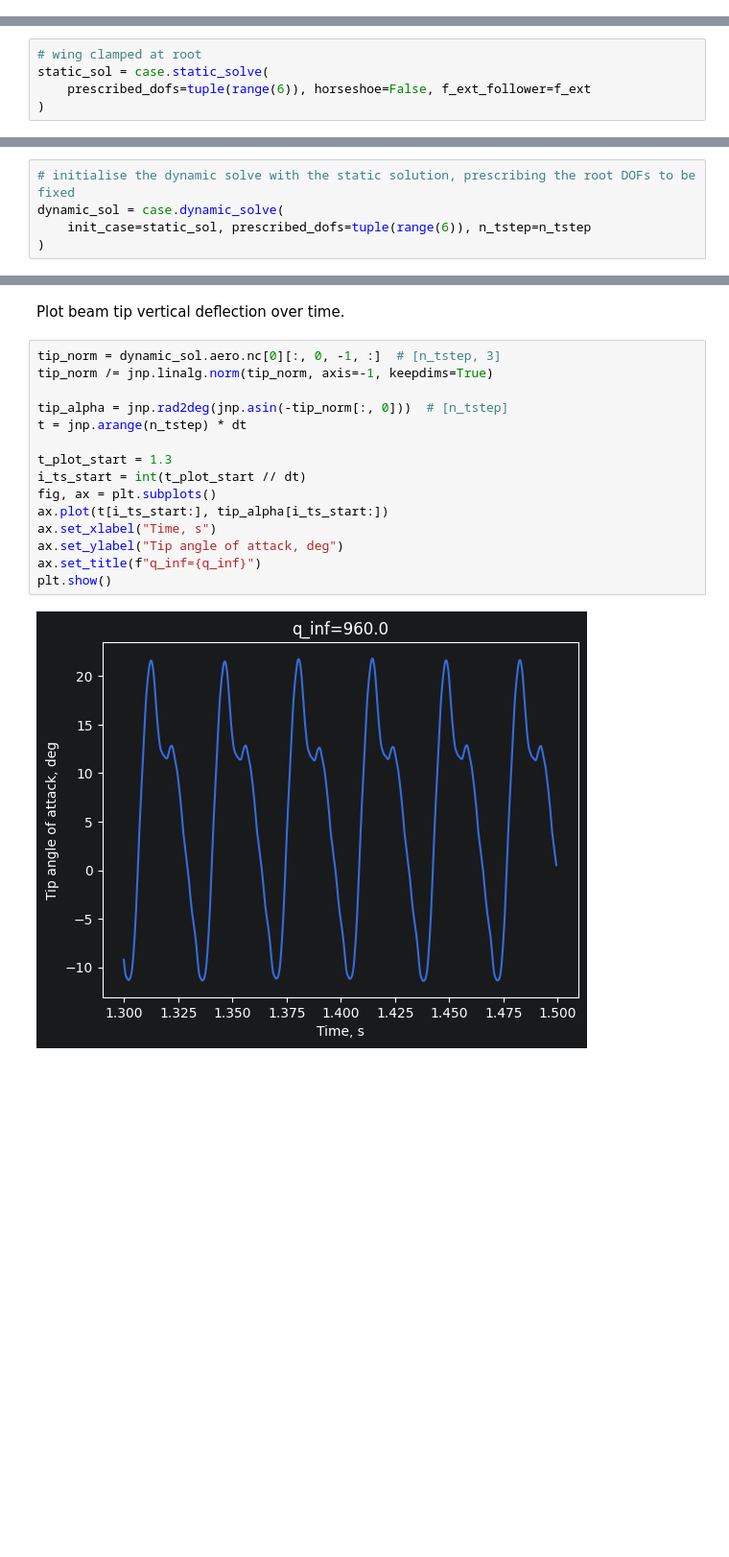
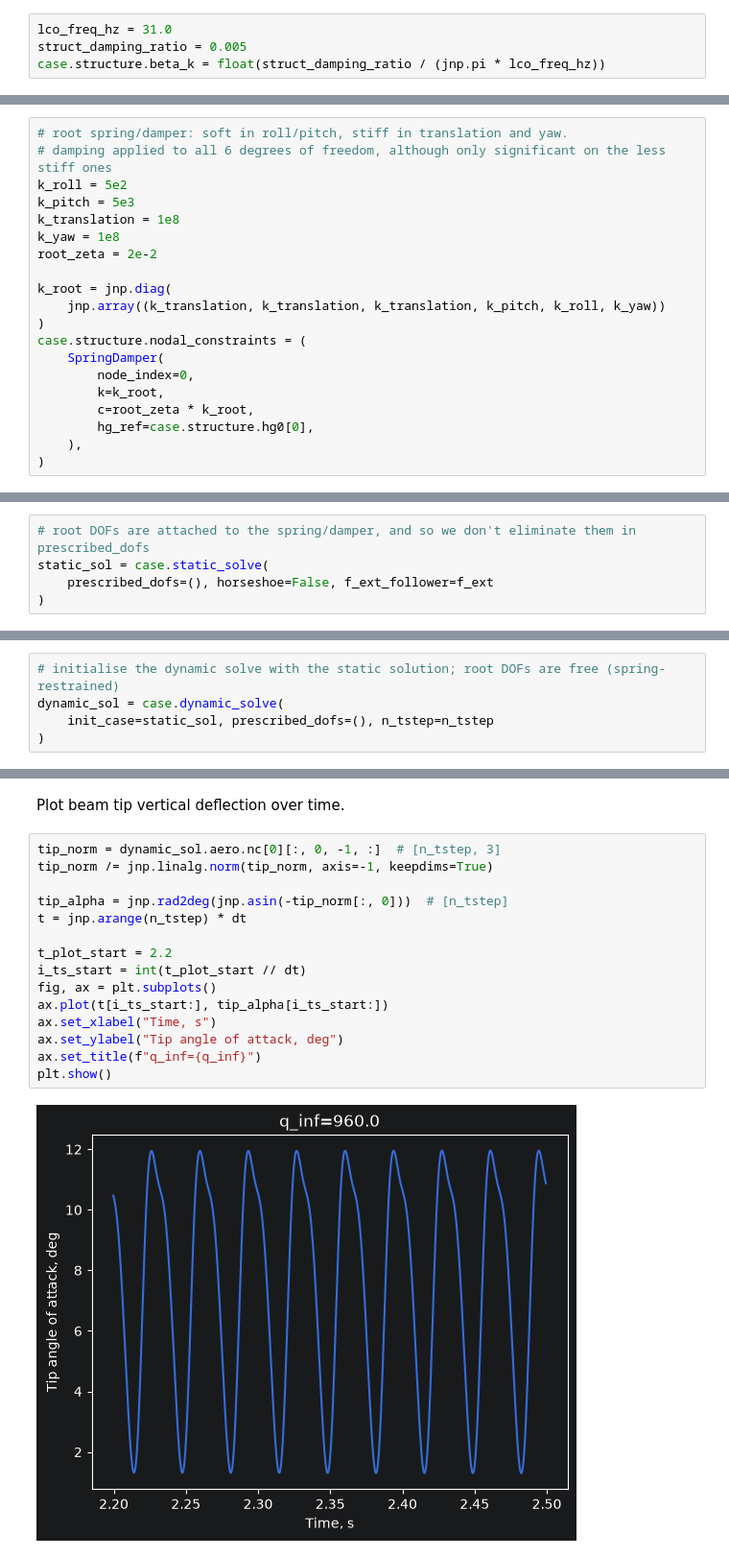
Before and after one commit to ben-l-p/AEGrad, a Jupyter notebook: src/flapjax/models/pazy/swept/lco.ipynb, the cells around one changed output, grey strips where cells are left out. Shown at 96% size. Saved outputs shown, nothing was run; the diff lists cells and outputs as text; blank space fills up the shorter version.

```diff
--- a/src/flapjax/models/pazy/swept/lco.ipynb
+++ b/src/flapjax/models/pazy/swept/lco.ipynb
@@ -57,0 +52,4 @@ case = make_swept_pazy_wing(
+# %%
+lco_freq_hz = 31.0
+struct_damping_ratio = 0.005
+case.structure.beta_k = float(struct_damping_ratio / (jnp.pi * lco_freq_hz))
@@ -58,3 +58,23 @@ case = make_swept_pazy_wing(
+# %%
+# root spring/damper: soft in roll/pitch, stiff in translation and yaw.
+# damping applied to all 6 degrees of freedom, although only significant on the less stiff ones
+k_roll = 5e2
+k_pitch = 5e3
+k_translation = 1e8
+k_yaw = 1e8
+root_zeta = 2e-2
+
+k_root = jnp.diag(
+    jnp.array((k_translation, k_translation, k_translation, k_pitch, k_roll, k_yaw))
+)
+case.structure.nodal_constraints = (
+    SpringDamper(
+        node_index=0,
+        k=k_root,
+        c=root_zeta * k_root,
+        hg_ref=case.structure.hg0[0],
+    ),
+)
 # %% [markdown]
 Time-step size is set by the aerodynamic panelling; derive the number of steps required for the requested physical time.
 # %%
@@ -70,7 +90,7 @@ f_ext = jnp.zeros((case.structure.n_nodes, 6)).at[-1, 3].set(m_tip)
 # %% [markdown]
 Static equilibrium with the tip perturbation applied. This provides the initial condition for the time-domain solve.
 # %%
-# wing clamped at root
+# root DOFs are attached to the spring/damper, and so we don't eliminate them in prescribed_dofs
 static_sol = case.static_solve(
-    prescribed_dofs=tuple(range(6)), horseshoe=False, f_ext_follower=f_ext
+    prescribed_dofs=(), horseshoe=False, f_ext_follower=f_ext
 )
@@ -95,7 +97,7 @@ static_sol = case.static_solve(
 # %% [markdown]
 Time-domain dynamic solve starting from the perturbed static equilibrium.
 # %%
-# initialise the dynamic solve with the static solution, prescribing the root DOFs to be fixed
+# initialise the dynamic solve with the static solution; root DOFs are free (spring-restrained)
 dynamic_sol = case.dynamic_solve(
-    init_case=static_sol, prescribed_dofs=tuple(range(6)), n_tstep=n_tstep
+    init_case=static_sol, prescribed_dofs=(), n_tstep=n_tstep
 )
@@ -126,17 +110,17 @@ Plot beam tip vertical deflection over time.
 # %%
 tip_norm = dynamic_sol.aero.nc[0][:, 0, -1, :]  # [n_tstep, 3]
 tip_norm /= jnp.linalg.norm(tip_norm, axis=-1, keepdims=True)
 
 tip_alpha = jnp.rad2deg(jnp.asin(-tip_norm[:, 0]))  # [n_tstep]
 t = jnp.arange(n_tstep) * dt
 
-t_plot_start = 1.3
+t_plot_start = 2.2
 i_ts_start = int(t_plot_start // dt)
 fig, ax = plt.subplots()
 ax.plot(t[i_ts_start:], tip_alpha[i_ts_start:])
 ax.set_xlabel("Time, s")
 ax.set_ylabel("Tip angle of attack, deg")
 ax.set_title(f"q_inf={q_inf}")
 plt.show()
 # %% [output]
-[figure, old version]
+[figure, new version]
```
Also changed, not shown: parts of 10 cells of this notebook, 36 other files.
